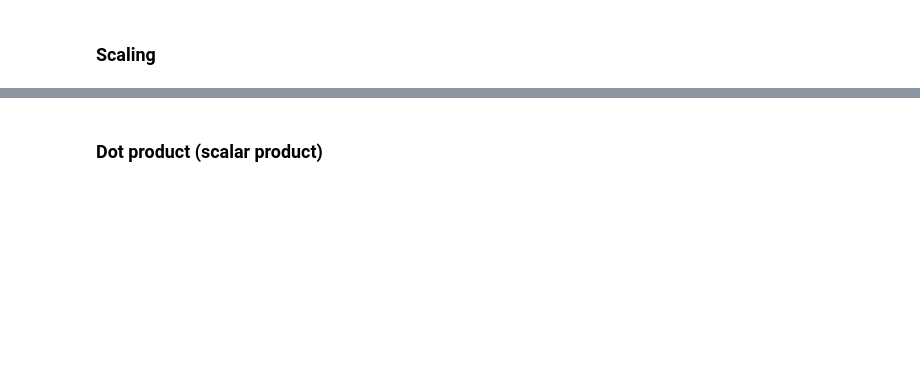
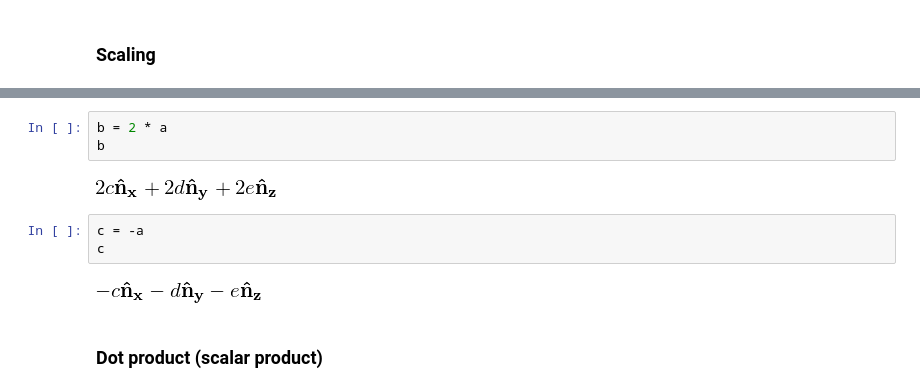
Before and after one commit to pydy/pydy-tutorial-human-standing, a Jupyter notebook: notebooks/n01_dynamics_overview.ipynb, the cells around one changed output, grey strips where cells are left out. Cells and saved outputs as stored; diff of their text form; blank space fills up the shorter version.

```diff
--- a/notebooks/n01_dynamics_overview.ipynb
+++ b/notebooks/n01_dynamics_overview.ipynb
@@ -61,6 +82,16 @@ When we add vector $\v{b}$ to vector $\v{a}$, the result is a vector that starts
 Multiplying a vector by a scalar changes its magnitude, but not its direction. Scaling by a negative number changes a vector's magnitude and reverses its sense (rotates it by 180 degrees).
 
 ![Vector scaling](files/figures/vector_scaling.svg)
+# %%
+b = 2 * a
+b
+# %% [output]
+[figure, added]
+# %%
+c = -a
+c
+# %% [output]
+[figure, added]
 # %% [markdown]
 ### Dot product (scalar product)
 # %% [markdown]
```
Also changed, not shown: parts of 32 cells of this notebook.
